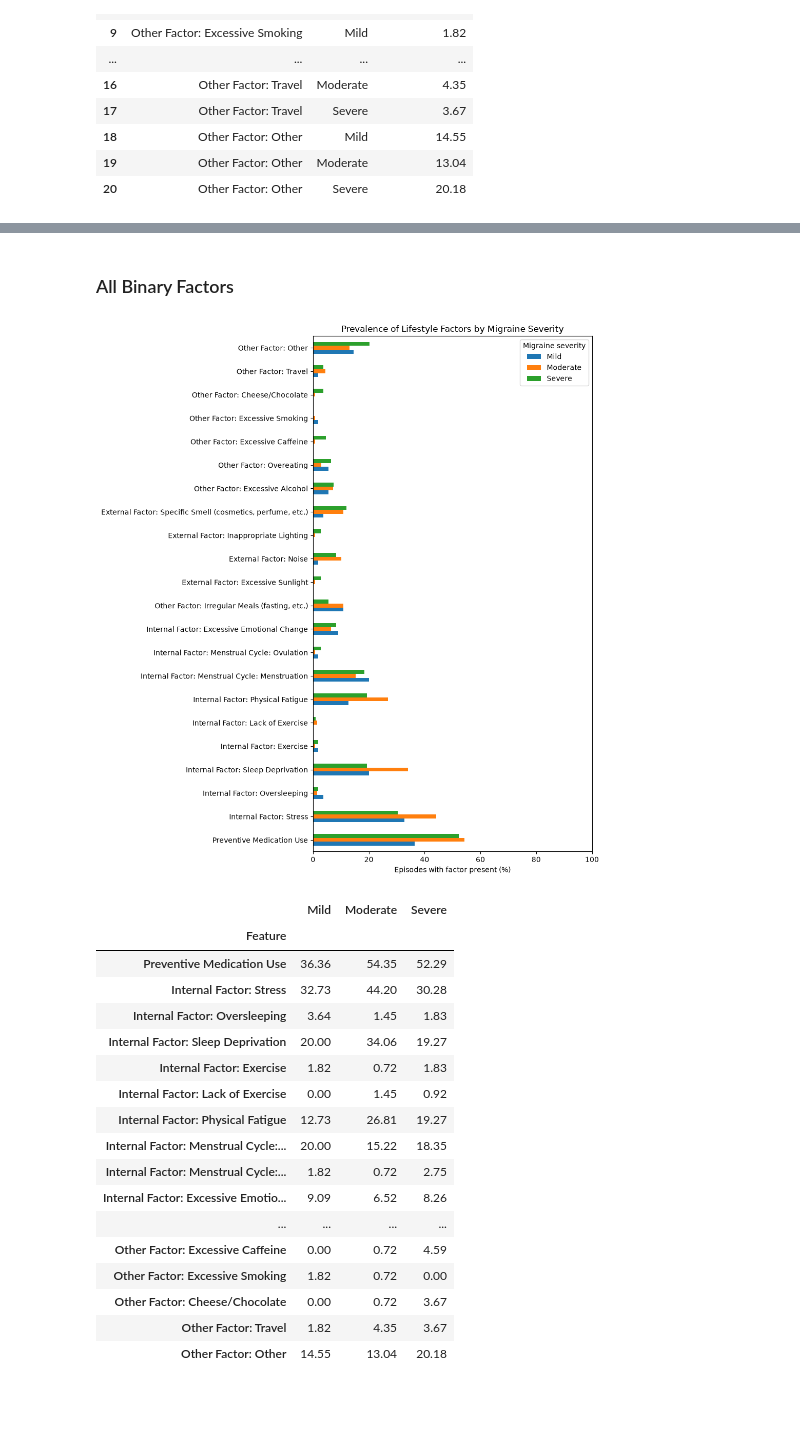
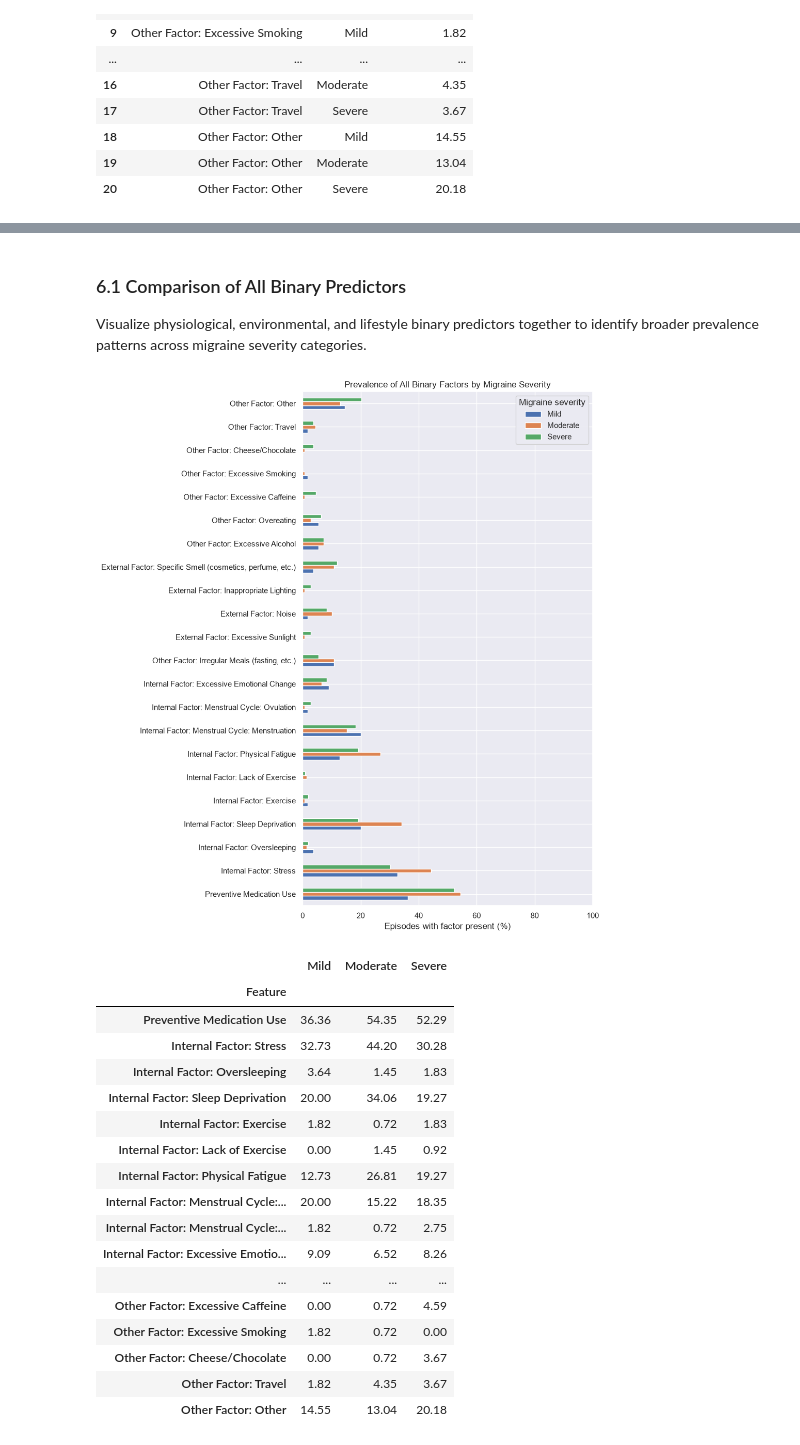
Before and after one commit to rebeccarickard/migraine-severity-prediction, a Jupyter notebook: Notebooks/03_Exploratory_Data_Analysis.ipynb, the cells around one changed output, grey strips where cells are left out. Saved outputs shown, nothing was run; the diff lists cells and outputs as text; code cells hidden in the pictures; blank space fills up the shorter version.

Commit message:
Expand EDA and predictor association analysis

```diff
--- a/Notebooks/03_Exploratory_Data_Analysis.ipynb
+++ b/Notebooks/03_Exploratory_Data_Analysis.ipynb
@@ -32,6 +38,10 @@ WindowsPath('c:/Users/rebec/Documents/Thesis/Notebooks')
 import matplotlib.pyplot as plt
 import numpy as np
 import pandas as pd
+import seaborn as sns
+sns.set_theme()
+
+
 
 from src.config import (
     CLEAN_DATA_FILE,
@@ -60,6 +70,8 @@ from src.eda_utils import plot_grouped_binary_prevalence
 
 from src.eda_utils import (
     analyze_binary_associations,
+    analyze_categorical_associations,
     add_benjamini_hochberg_correction,
+    calculate_phi_matrix
 )
 # %% [markdown]
@@ -419,17 +617,19 @@ binary_prevalence_wide.round(2)
 # %% [markdown]
-### All Binary Factors
+### 6.1 Comparison of All Binary Predictors
+
+Visualize physiological, environmental, and lifestyle binary predictors together to identify broader prevalence patterns across migraine severity categories.
 # %%
 binary_prevalence_wide = plot_grouped_binary_prevalence(
     data = model_df,
     variables = PHYSIOLOGICAL_BINARY_FEATURES + ENVIRONMENTAL_BINARY_FEATURES + LIFESTYLE_BINARY_FEATURES,
     target = TARGET,
     severity_order = SEVERITY_ORDER,
-    group_name = "Lifestyle Factors",
+    group_name = "All Binary Factors",
 )
 
 binary_prevalence_wide.round(2)
 # %% [output]
-[figure, old version]
+[figure, new version]
 |  | Mild | Moderate | Severe |
 | Feature |  |  |  |
 | Preventive Medication Use | 36.36 | 54.35 | 52.29 |
```
Also changed, not shown: parts of 57 cells of this notebook, 2 other files.
